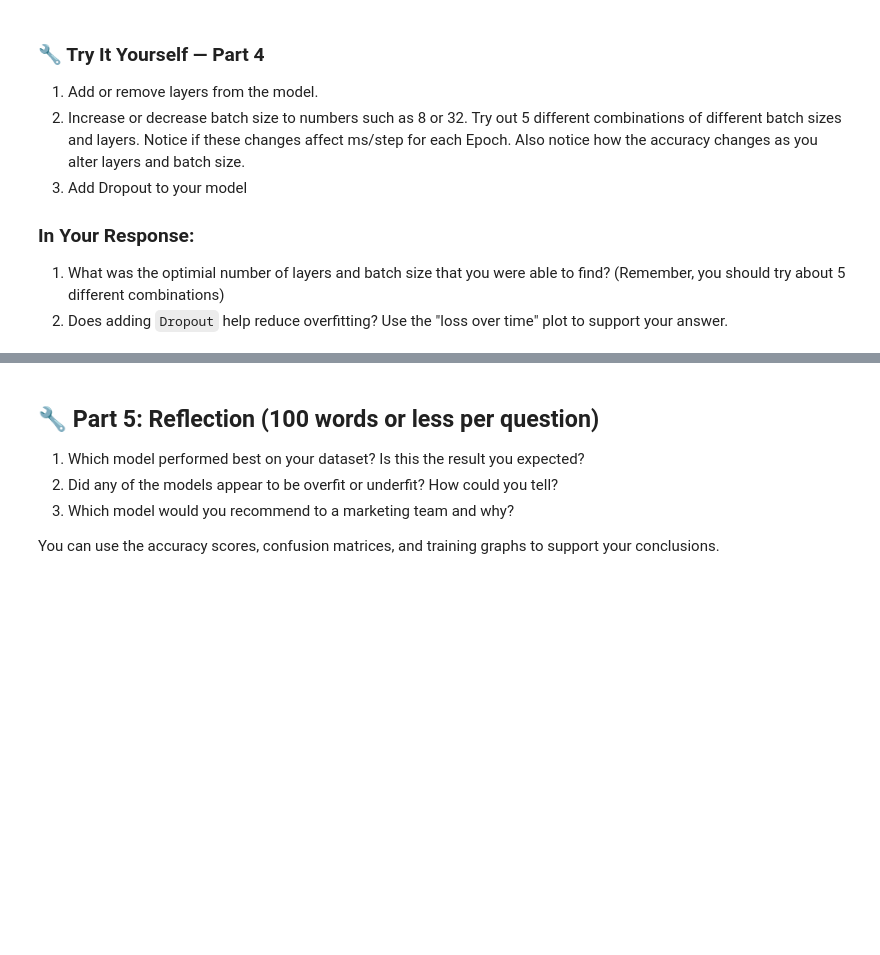
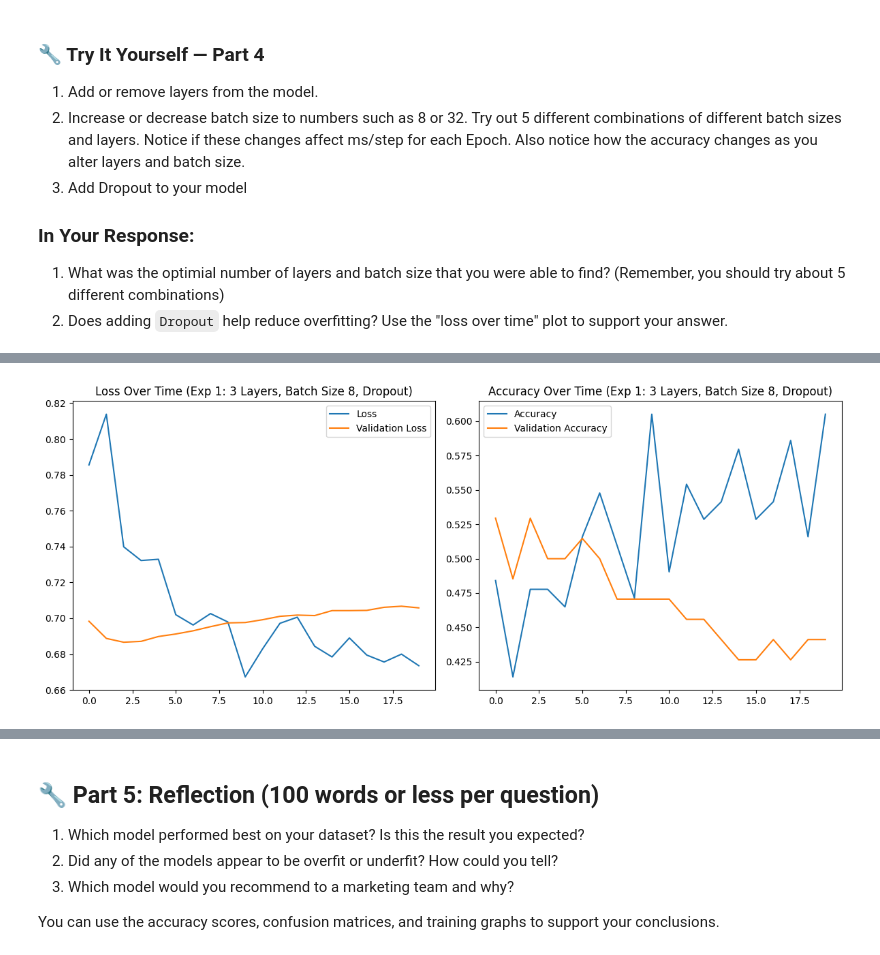
Before and after one commit to thornton330j/IS-4487, a Jupyter notebook: Labs/lab_12_ThorntonJackson.ipynb, the cells around one changed output, grey strips where cells are left out. Cells and saved outputs as stored; diff of their text form; code cells hidden in the pictures; blank space fills up the shorter version.

```diff
--- a/Labs/lab_12_ThorntonJackson.ipynb
+++ b/Labs/lab_12_ThorntonJackson.ipynb
@@ -277,0 +416,86 @@ plt.show()
+# %%
+import tensorflow as tf
+from tensorflow.keras.models import Sequential
+from tensorflow.keras.layers import Dense, Dropout
+from sklearn.metrics import confusion_matrix, classification_report, accuracy_score
+import matplotlib.pyplot as plt
+
+def run_nn_experiment(layers_config, batch_size, epochs=20, dropout_rate=0.2, experiment_name=""):
+    print(f"\n--- Running Experiment: {experiment_name} ---")
+    model = Sequential()
+    model.add(Dense(layers_config[0], activation='relu', input_shape=(X_train_svm.shape[1],)))
+    if dropout_rate > 0:
+        model.add(Dropout(dropout_rate))
+
+    for units in layers_config[1:]:
+        model.add(Dense(units, activation='relu'))
+        if dropout_rate > 0:
+            model.add(Dropout(dropout_rate))
+
+    model.add(Dense(1, activation='sigmoid')) # Output Layer
+
+    model.compile(optimizer='adam', loss='binary_crossentropy', metrics=['accuracy'])
+
+    print(f"Model Summary for {experiment_name}:")
+    model.summary()
+
+    history = model.fit(X_train_svm, y_train_svm, validation_data=(X_test_svm, y_test_svm),
+                        epochs=epochs, batch_size=batch_size, verbose=1)
+
+    y_pred_nn = (model.predict(X_test_svm) > 0.5).astype(int)
+    print(f"\nConfusion Matrix for {experiment_name}:\n", confusion_matrix(y_test_svm, y_pred_nn))
+    print(f"\nClassification Report for {experiment_name}:\n", classification_report(y_test_svm, y_pred_nn))
+    accuracy = accuracy_score(y_test_svm, y_pred_nn)
+    print(f"Accuracy for {experiment_name}: {accuracy}")
+
+    # Plot learning curves
+    plt.figure(figsize=(12, 5))
+    plt.subplot(1, 2, 1)
+    plt.plot(history.history['loss'], label='Loss')
+    plt.plot(history.history['val_loss'], label='Validation Loss')
+    plt.title(f'Loss Over Time ({experiment_name})')
+    plt.legend()
+
+    plt.subplot(1, 2, 2)
+    plt.plot(history.history['accuracy'], label='Accuracy')
+    plt.plot(history.history['val_accuracy'], label='Validation Accuracy')
+    plt.title(f'Accuracy Over Time ({experiment_name})')
+    plt.legend()
+    plt.tight_layout()
+    plt.show()
+
+    return accuracy
+
+
+# Experiment 1: Original layers (3 hidden layers), batch size 8, with Dropout
+layers_config_1 = [16, 8, 4]
+batch_size_1 = 8
+acc_1 = run_nn_experiment(layers_config_1, batch_size_1, experiment_name="Exp 1: 3 Layers, Batch Size 8, Dropout")
+
+# Experiment 2: More layers (4 hidden layers), batch size 16, with Dropout
+layers_config_2 = [16, 12, 8, 4]
+batch_size_2 = 16
+acc_2 = run_nn_experiment(layers_config_2, batch_size_2, experiment_name="Exp 2: 4 Layers, Batch Size 16, Dropout")
+
+# Experiment 3: Fewer layers (2 hidden layers), batch size 32, with Dropout
+layers_config_3 = [16, 8]
+batch_size_3 = 32
+acc_3 = run_nn_experiment(layers_config_3, batch_size_3, experiment_name="Exp 3: 2 Layers, Batch Size 32, Dropout")
+
+# Experiment 4: Original layers (3 hidden layers), batch size 32, with Dropout
+layers_config_4 = [16, 8, 4]
+batch_size_4 = 32
+acc_4 = run_nn_experiment(layers_config_4, batch_size_4, experiment_name="Exp 4: 3 Layers, Batch Size 32, Dropout")
+
+# Experiment 5: More layers (4 hidden layers), batch size 8, with Dropout
+layers_config_5 = [16, 12, 8, 4]
+batch_size_5 = 8
+acc_5 = run_nn_experiment(layers_config_5, batch_size_5, experiment_name="Exp 5: 4 Layers, Batch Size 8, Dropout")
+
+print("\n--- Summary of Neural Network Experiments ---")
+print(f"Exp 1 (3 Layers, BS 8, Dropout): Accuracy = {acc_1:.4f}")
+print(f"Exp 2 (4 Layers, BS 16, Dropout): Accuracy = {acc_2:.4f}")
+print(f"Exp 3 (2 Layers, BS 32, Dropout): Accuracy = {acc_3:.4f}")
+print(f"Exp 4 (3 Layers, BS 32, Dropout): Accuracy = {acc_4:.4f}")
+print(f"Exp 5 (4 Layers, BS 8, Dropout): Accuracy = {acc_5:.4f}")
+# %% [output]
@@ -277,0 +542 @@ plt.show()
+[figure, added]
```
Also changed, not shown: parts of 19 cells of this notebook.
